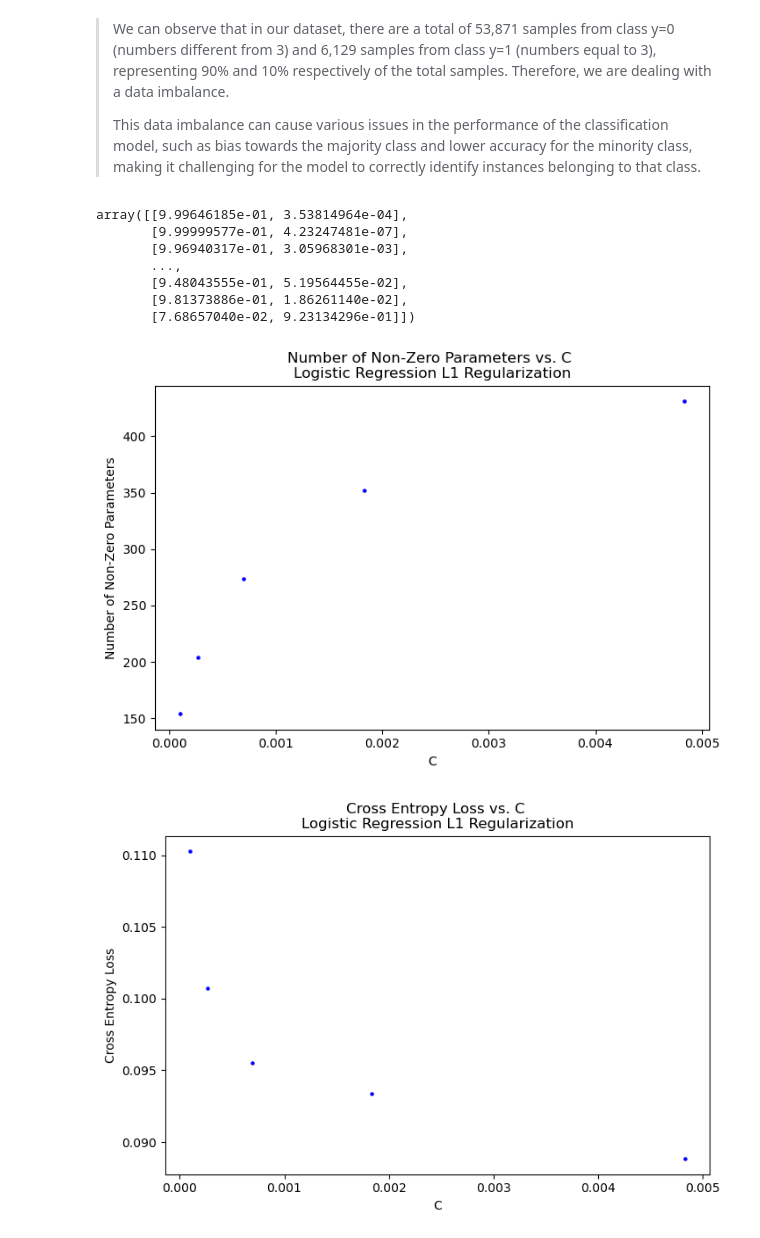
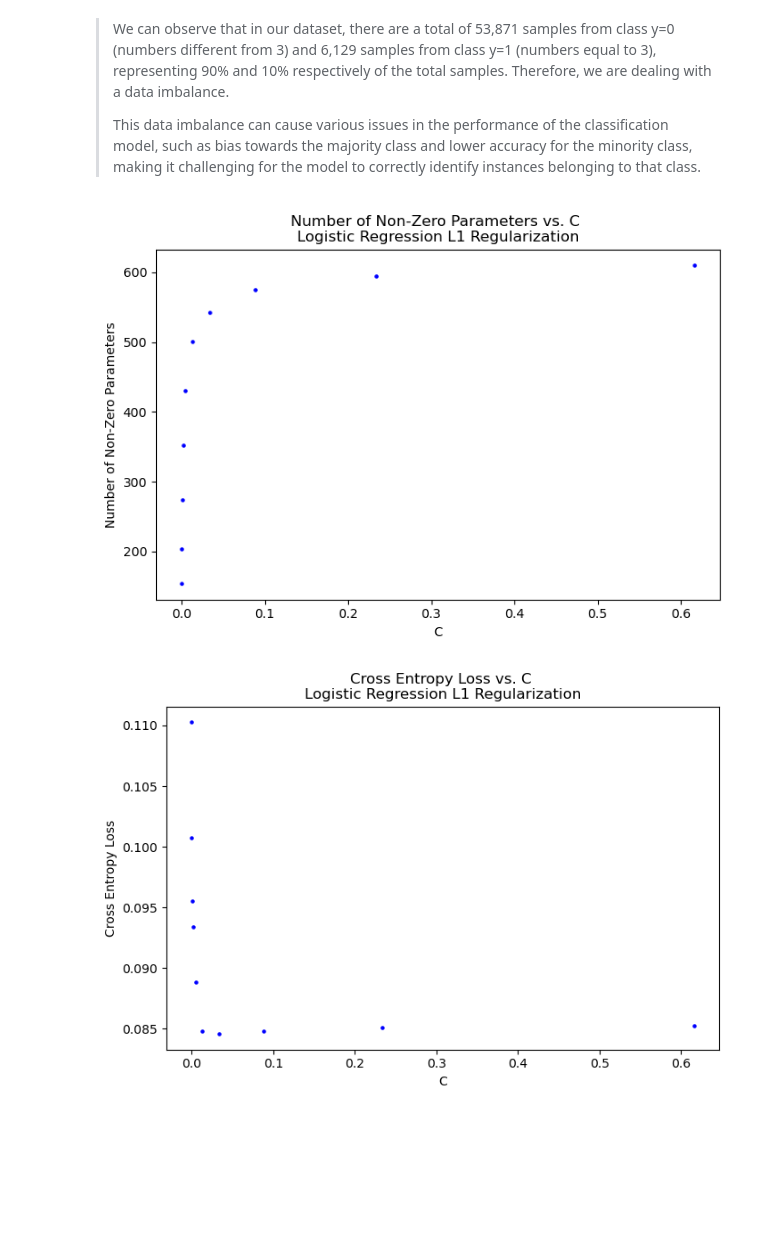
Before and after one commit to BarbaraPFloresRios/IDS705_PrinciplesOfMachineLearning, a Jupyter notebook: Assignment_3_SupervisedLearning_ModelTrainingAndEvaluation/Assignment_3.ipynb, the cells around one changed output. Cells and saved outputs as stored; diff of their text form; code cells hidden in the pictures; blank space fills up the shorter version.

```diff
--- a/Assignment_3_SupervisedLearning_ModelTrainingAndEvaluation/Assignment_3.ipynb
+++ b/Assignment_3_SupervisedLearning_ModelTrainingAndEvaluation/Assignment_3.ipynb
@@ -349,7 +350,8 @@ class Logistic_regression:
         # returns the average cross entropy cost
         y_hat = self.sigmoid(X, w)
         N = y.shape[1]
-        cost = -(1 / N) * np.sum(y * np.log(y_hat) + (1 - y) * np.log(1 - y_hat))
+        cost = -(1 / N) * np.sum(y * np.log(y_hat) +
+                                 (1 - y) * np.log(1 - y_hat))
         return cost
 
     # Update the weights in an iteration of gradient descent
@@ -588,8 +590,7 @@ download_data = True
 
 if download_data:
     # Load data from https://www.openml.org/d/554
-    X, y = fetch_openml("mnist_784", return_X_y=True,
-                        as_frame=False, parser="auto")
+    X, y = fetch_openml("mnist_784", return_X_y=True, as_frame=False, parser="auto")
 
     # Adjust the labels to be '1' if y==3, and '0' otherwise
     y[y != "3"] = 0
@@ -676,8 +677,10 @@ plt.show()
 C_values = np.logspace(-4, 4, 20)
 n_non_zero_params = []
 cross_entropy_loss = []
+auc = []
+f1 = []
 
-for i in range(5):
+for i in range(10):
     model = LogisticRegression(
         penalty="l1", solver="liblinear", C=C_values[i], random_state=123
     )
@@ -693,41 +696,35 @@ for i in range(5):
     cross_entropy_loss.append(cross_entropy_loss_i)
 
     # AUC Score
-    auc_score_i = roc_auc_score(y_test, y_test_hat[:, 1])
+    auc_i = roc_auc_score(y_test, y_test_hat[:, 1])
+    auc.append(auc_i)
+
+    # F1 Score
+    y_pred = (y_test_hat[:, 1] > 0.5).astype(int)
+    f1_i = f1_score(y_test, y_pred)
+    f1.append(f1_i)
-# %%
-model.predict_proba(X_test)
-# %% [output]
-array([[9.99646185e-01, 3.53814964e-04],
-       [9.99999577e-01, 4.23247481e-07],
-       [9.96940317e-01, 3.05968301e-03],
-       ...,
-       [9.48043555e-01, 5.19564455e-02],
-       [9.81373886e-01, 1.86261140e-02],
-       [7.68657040e-02, 9.23134296e-01]])
 # %%
 # Number of Non-Zero Parameters
 
 plt.figure(figsize=(8, 5))
 plt.scatter(
-    C_values[0:5],
+    C_values[0:10],
     n_non_zero_params,
     color="blue",
     s=5,
 )
 plt.xlabel("C")
 plt.ylabel("Number of Non-Zero Parameters")
-plt.title(
-    "Number of Non-Zero Parameters vs. C \nLogistic Regression L1 Regularization")
-
+plt.title("Number of Non-Zero Parameters vs. C \nLogistic Regression L1 Regularization")
 plt.show()
 # %% [output]
-[figure, old version]
+[figure, new version]
 # %%
 # Cross entropy loss
 
 plt.figure(figsize=(8, 5))
 plt.scatter(
-    C_values[0:5],
+    C_values[0:10],
     cross_entropy_loss,
     color="blue",
     s=5,
@@ -735,7 +732,6 @@ plt.scatter(
 plt.xlabel("C")
 plt.ylabel("Cross Entropy Loss")
 plt.title("Cross Entropy Loss vs. C \nLogistic Regression L1 Regularization")
-
 plt.show()
 # %% [output]
-[figure, old version]
+[figure, new version]
```
Also changed, not shown: parts of 3 cells of this notebook.
